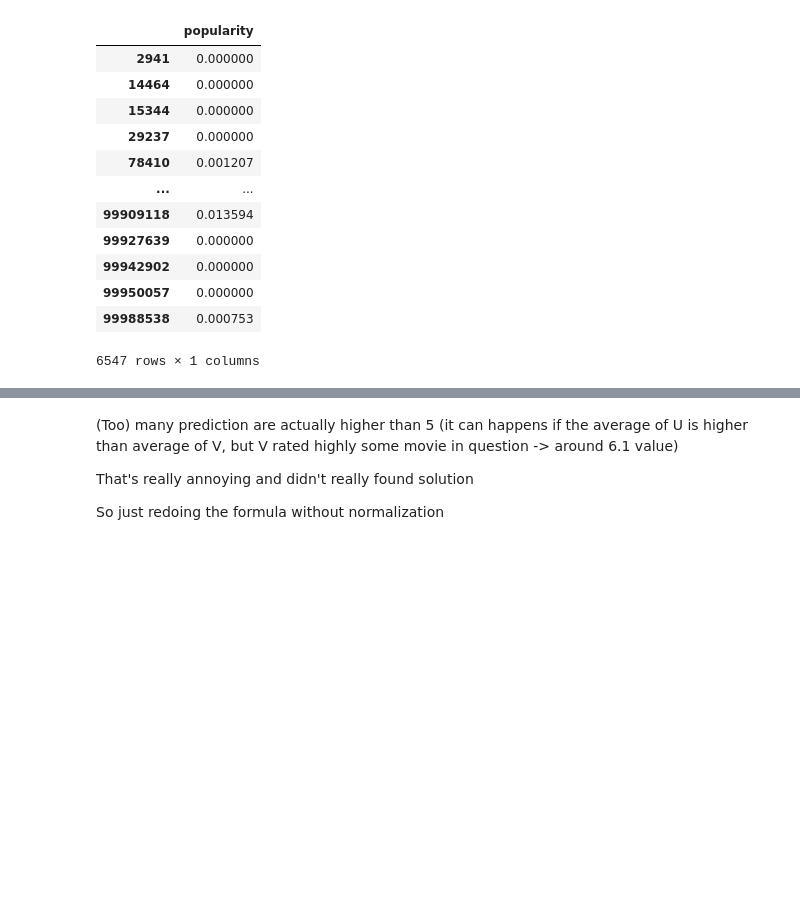
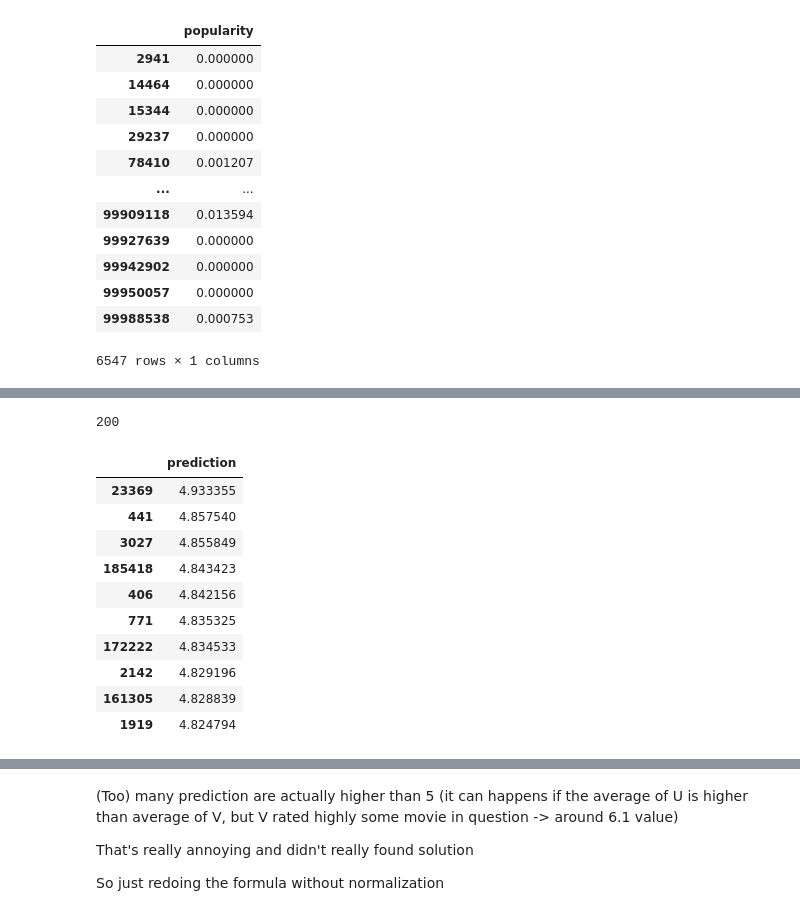
Before and after one commit to Fontanjo/SMA_Project, a Jupyter notebook: test.ipynb, the cells around one changed output, grey strips where cells are left out. Cells and saved outputs as stored; diff of their text form; code cells hidden in the pictures; blank space fills up the shorter version.

```diff
--- a/test.ipynb
+++ b/test.ipynb
@@ -198,0 +201,8 @@ popu_matrix
+# %%
+test_weight = corr_test_1
+
+test_user = 2941
+
+test_matrix = dense_user_item
+
+test_average = coll.compute_average_ratings(dense_user_item)
@@ -198,0 +215,7 @@ popu_matrix
+# %%
+dense_user_item.loc[test_weight.columns.values]
+
+number_of_nan = dense_user_item.loc[test_weight.columns.values].isna().sum()
+print(len(number_of_nan))
+possible_index = number_of_nan[number_of_nan <= 195]
+possible_index
@@ -198,0 +230,37 @@ popu_matrix
+# %%
+prediction = []
+norm = False
+for movie in tqdm(possible_index.index.values):
+
+    if np.isnan(dense_user_item.loc[test_user,movie]):
+
+        if norm:
+            prediction.append([movie,coll.predict_value_norm(test_user,movie,test_weight,dense_user_item,test_average)])
+        else:
+            prediction.append([movie,coll.predict_value(test_user,movie,test_weight,dense_user_item,test_average)])
+# %%
+test_weight.shape[1]
+# %% [output]
+200
+# %%
+prediction = np.array(prediction)
+pred = pd.DataFrame(prediction[:,1],index=prediction[:,0])
+
+recommendation = pred.nlargest(10,columns=0)
+
+recommendation.rename(columns={0:"prediction"},inplace=True)
+recommendation.index = recommendation.index.astype(int)
+
+recommendation
+# %% [output]
+|  | prediction |
+| 23369 | 4.933355 |
+| 441 | 4.857540 |
+| 3027 | 4.855849 |
+| 185418 | 4.843423 |
+| 406 | 4.842156 |
+| 771 | 4.835325 |
+| 172222 | 4.834533 |
+| 2142 | 4.829196 |
+| 161305 | 4.828839 |
+| 1919 | 4.824794 |
```
Also changed, not shown: parts of 11 cells of this notebook, 1 other file.
